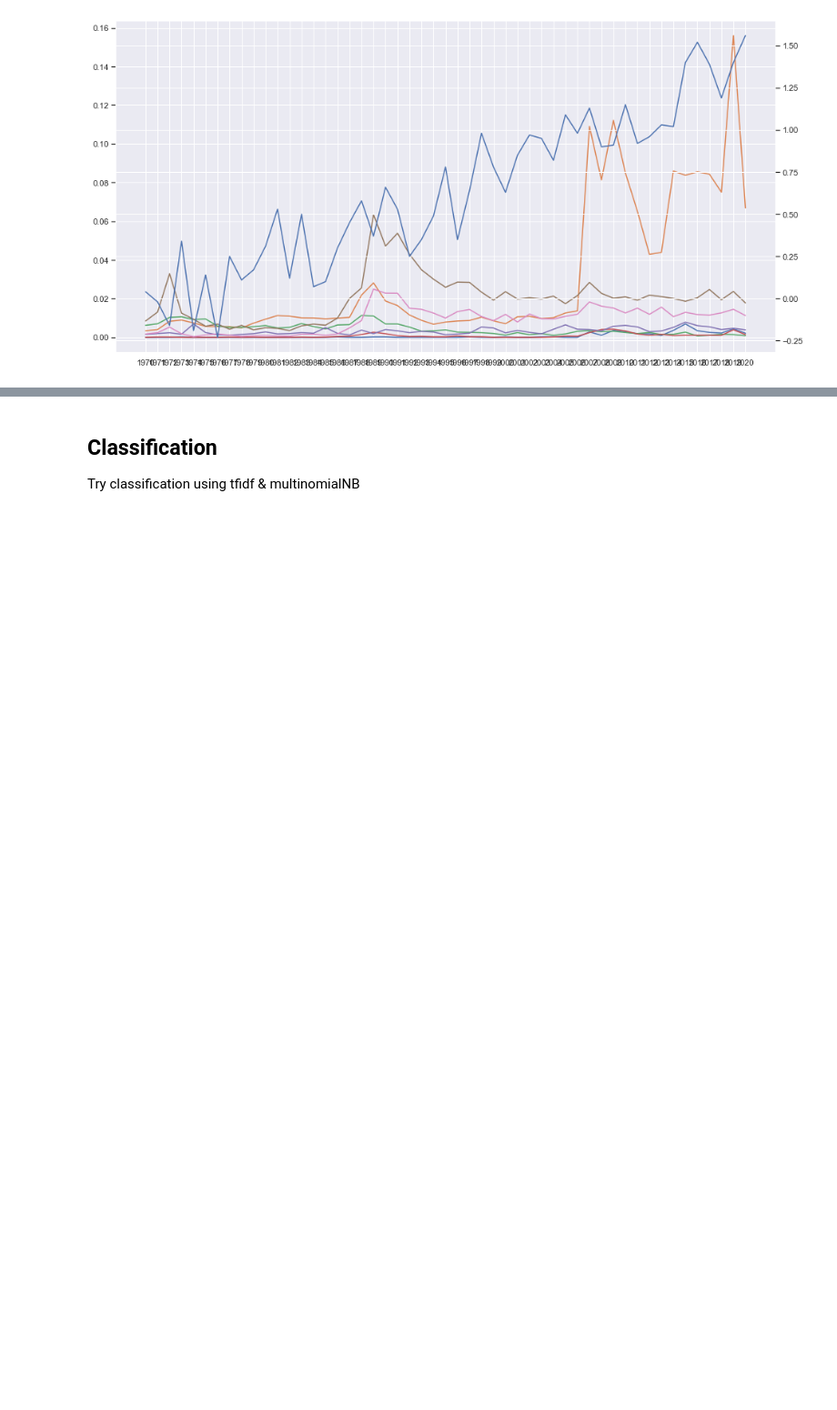
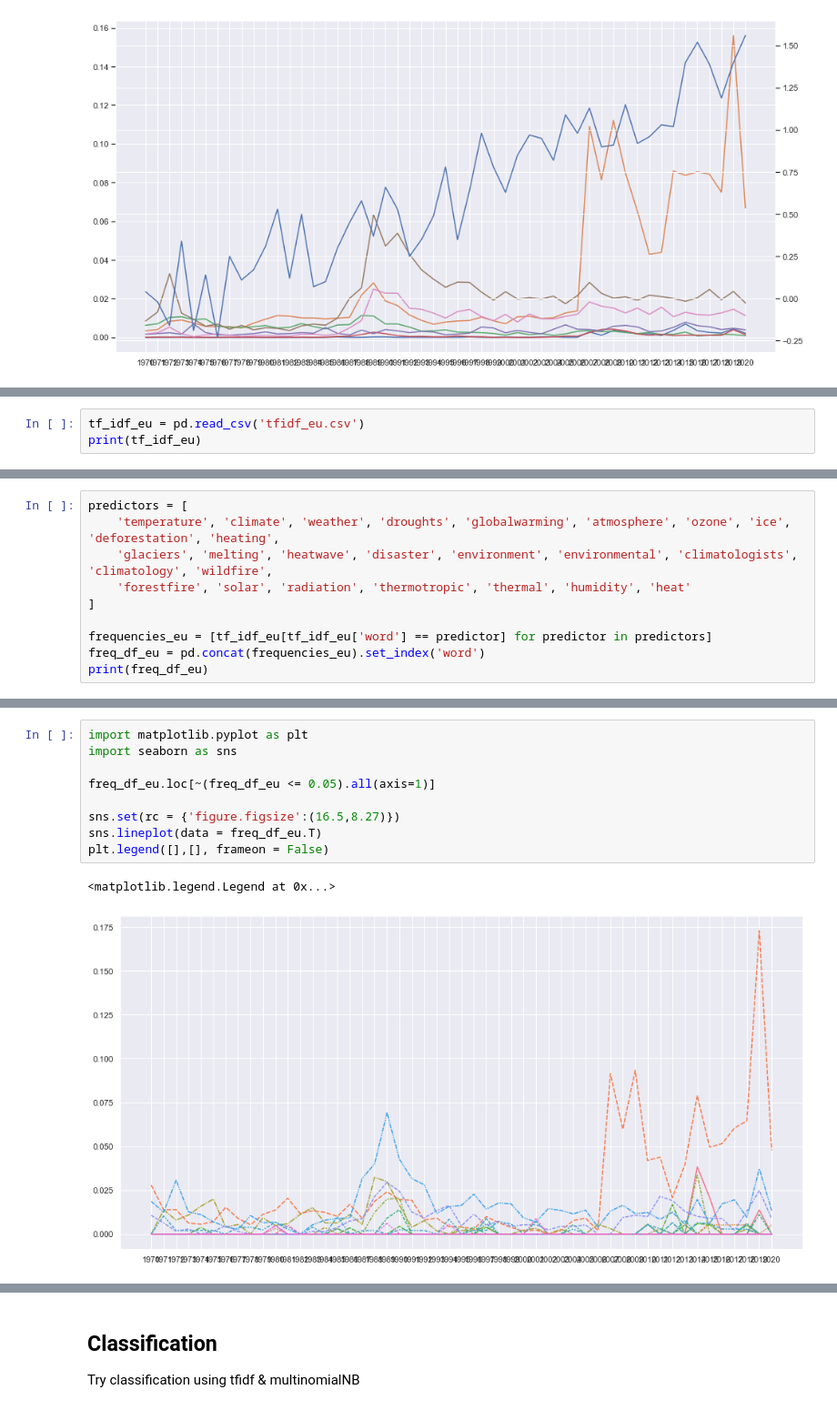
Before and after one commit to agnivchtj/UN-Debate-Corpus, a Jupyter notebook: UN Debates, World Happiness and International Trade.ipynb, the cells around one changed output, grey strips where cells are left out. Shown at 91% size. Saved outputs shown, nothing was run; the diff lists cells and outputs as text; blank space fills up the shorter version.

```diff
--- a/UN Debates, World Happiness and International Trade.ipynb
+++ b/UN Debates, World Happiness and International Trade.ipynb
@@ -258,0 +343,3 @@ plt.show()
+# %%
+tf_idf_eu = pd.read_csv('tfidf_eu.csv')
+print(tf_idf_eu)
@@ -258,0 +364,10 @@ plt.show()
+# %%
+predictors = [
+    'temperature', 'climate', 'weather', 'droughts', 'globalwarming', 'atmosphere', 'ozone', 'ice', 'deforestation', 'heating',
+    'glaciers', 'melting', 'heatwave', 'disaster', 'environment', 'environmental', 'climatologists', 'climatology', 'wildfire',
+    'forestfire', 'solar', 'radiation', 'thermotropic', 'thermal', 'humidity', 'heat'
+]
+
+frequencies_eu = [tf_idf_eu[tf_idf_eu['word'] == predictor] for predictor in predictors]
+freq_df_eu = pd.concat(frequencies_eu).set_index('word')
+print(freq_df_eu)
@@ -258,0 +392,12 @@ plt.show()
+# %%
+import matplotlib.pyplot as plt
+import seaborn as sns
+
+freq_df_eu.loc[~(freq_df_eu <= 0.05).all(axis=1)]
+
+sns.set(rc = {'figure.figsize':(16.5,8.27)})
+sns.lineplot(data = freq_df_eu.T)
+plt.legend([],[], frameon = False)
+# %% [output]
+<matplotlib.legend.Legend at 0x...>
+[figure, added]
```
Also changed, not shown: parts of 13 cells of this notebook, 4 other files.
